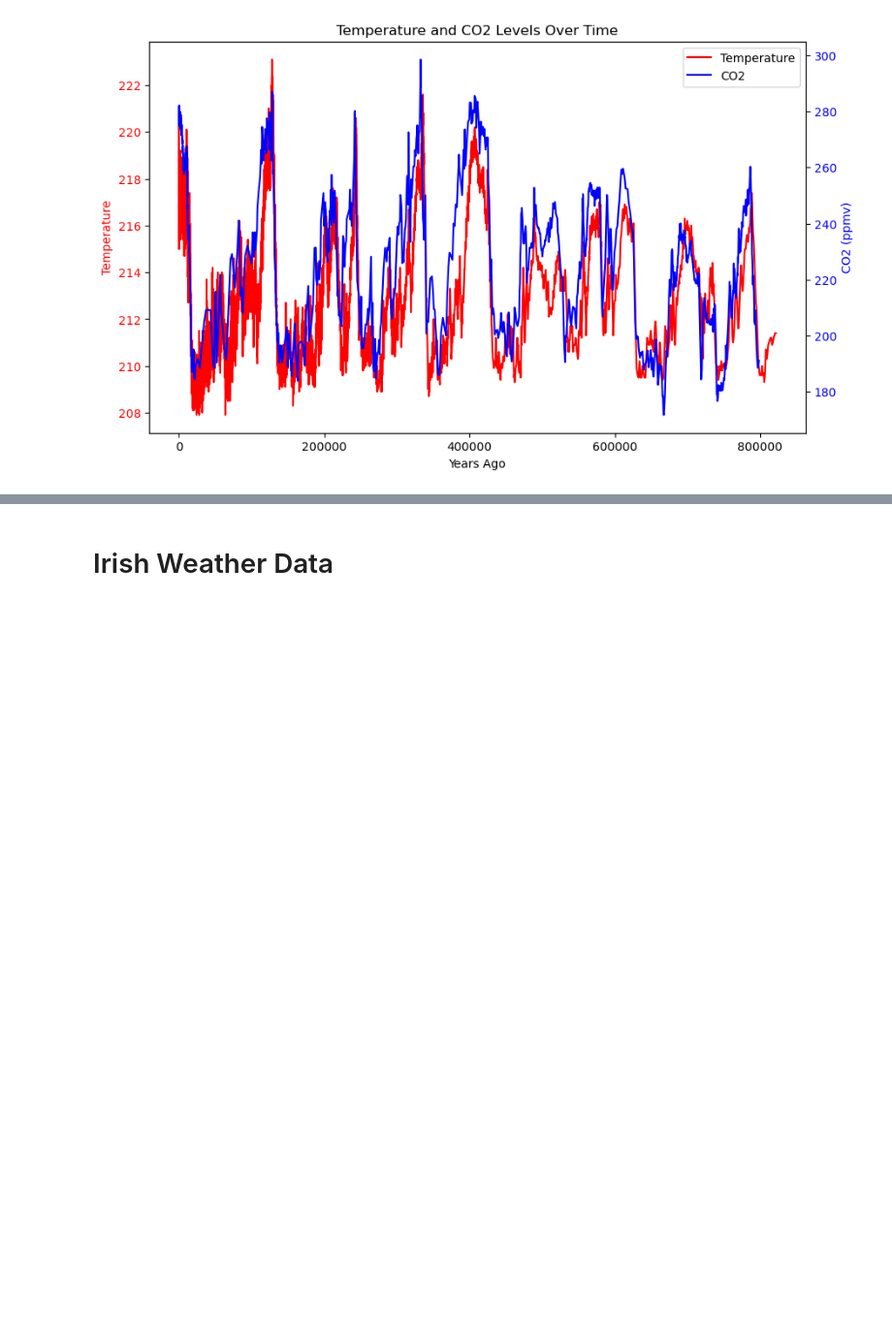
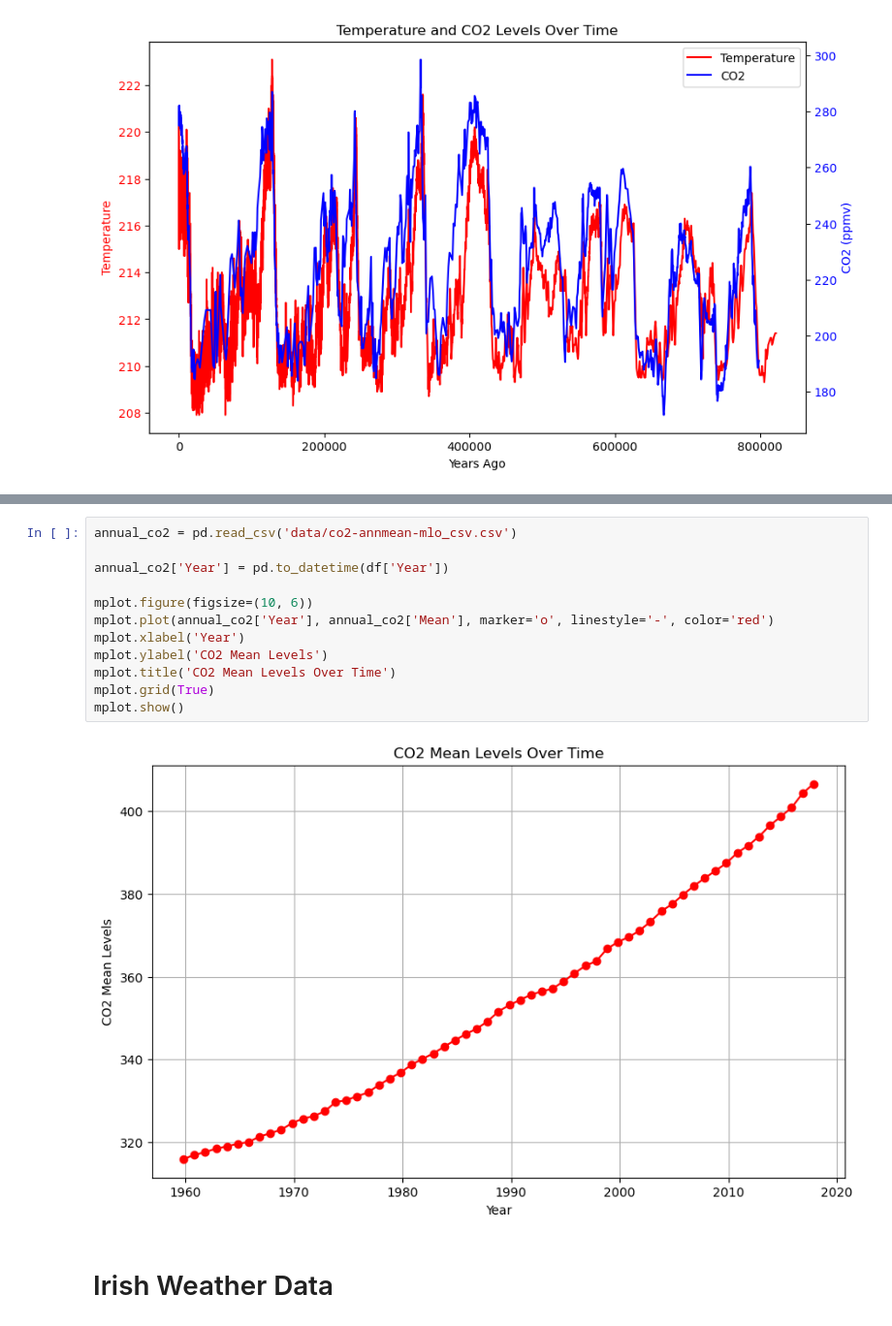
Before and after one commit to frankquinn89/PROGRAMMING_FOR_DATA_ANALYSIS_2, a Jupyter notebook: project.ipynb, the cells around one changed output, grey strips where cells are left out. Shown at 97% size. Drawn from its saved outputs; the diff is of its cells as text; blank space fills up the shorter version.

Commit message:
added recent temp and co2 years

```diff
--- a/project.ipynb
+++ b/project.ipynb
@@ -92,6 +92,20 @@ mplot.grid(True)
 mplot.show()
 # %% [output]
 [figure]
+# %%
+annual_co2 = pd.read_csv('data/co2-annmean-mlo_csv.csv')
+
+annual_co2['Year'] = pd.to_datetime(df['Year'])
+
+mplot.figure(figsize=(10, 6))
+mplot.plot(annual_co2['Year'], annual_co2['Mean'], marker='o', linestyle='-', color='red')
+mplot.xlabel('Year')
+mplot.ylabel('CO2 Mean Levels')
+mplot.title('CO2 Mean Levels Over Time')
+mplot.grid(True)
+mplot.show()
+# %% [output]
+[figure, added]
 # %% [markdown]
 # Irish Weather Data
 # %%
```
Also changed, not shown: parts of 3 cells of this notebook, 4 other files.
